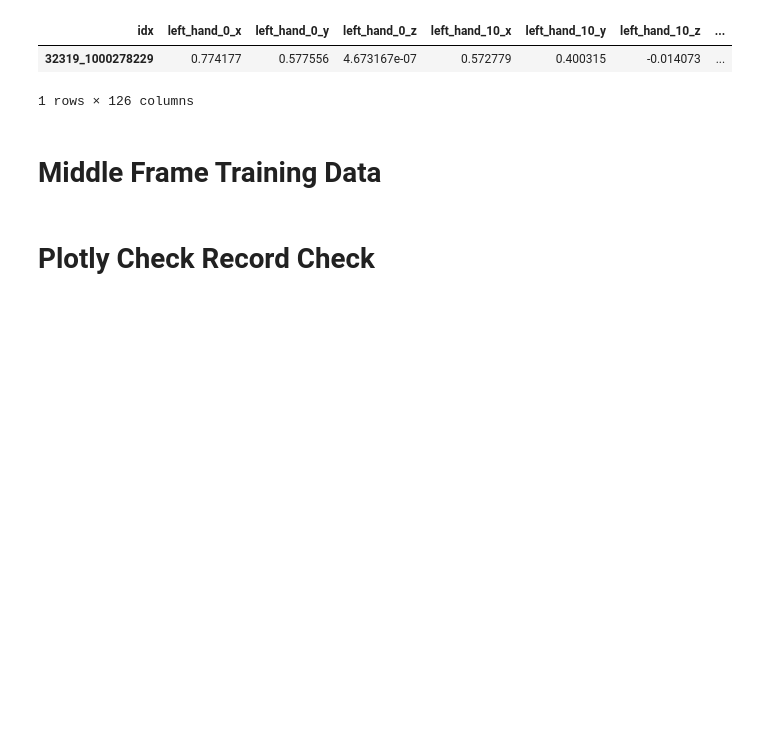
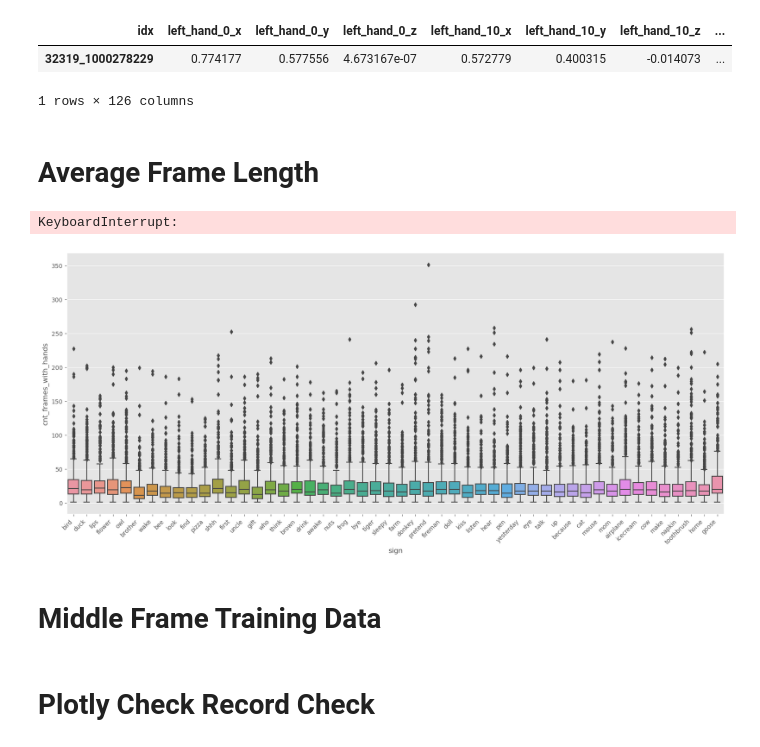
Before and after one commit to brendanfitz/kaggle, a Jupyter notebook: asl-signs/asl-signs.ipynb, the cells around one changed output. Cells and saved outputs as stored; diff of their text form; code cells hidden in the pictures; blank space fills up the shorter version.

Commit message:
Create asl-sign-eda notebook

```diff
--- a/asl-signs/asl-signs.ipynb
+++ b/asl-signs/asl-signs.ipynb
@@ -132,3 +132,34 @@ record
 | idx | left_hand_0_x | left_hand_0_y | left_hand_0_z | left_hand_10_x | left_hand_10_y | left_hand_10_z | ... |
 | 32319_1000278229 | 0.774177 | 0.577556 | 4.673167e-07 | 0.572779 | 0.400315 | -0.014073 | ... |
 1 rows × 126 columns
+# %% [markdown]
+# Average Frame Length
+# %%
+COORD_COLS = ['x', 'y', 'z']
+
+# idx, row = next(iter(train.iterrows()))
+for i in tqdm(range(len(train))):
+    row = train.iloc[i]
+    row_id = str(row['participant_id']) + '_' + str(row['sequence_id'])
+
+    pq_path = path / row['path']
+    row_landmarks = pd.read_parquet(pq_path)
+
+    type_mask = row_landmarks.type.isin(['left_hand', 'right_hand'])
+    record = (row_landmarks.loc[type_mask, ]
+        .set_index(['frame', 'type', 'landmark_index'])
+        .loc[:, COORD_COLS]
+        .melt(ignore_index=False)
+        .reset_index()
+        .assign(idx=lambda x: x.type + '_' + x.landmark_index.astype(str) + '_' + x.variable)
+        .set_index(['frame', 'idx'])
+        .drop(['type', 'landmark_index', 'variable'], axis=1)
+        .unstack('idx')
+        .xs('value', axis=1)
+    )
+
+    mask = ~record.isna().all(axis=1)
+    record = record.loc[mask, ]
+    train.loc[row_id, 'cnt_frames_with_hands'] = len(record)
+# %% [output]
+KeyboardInterrupt:
@@ -135,3 +168,17 @@ record
+# %%
+signs = train.sign.value_counts().reset_index()
+
+sign_subset = signs.iloc[0:0+50]['index'].tolist()
+
+data = train.loc[train.sign.isin(sign_subset), :]
+
+fig, ax = plt.subplots(figsize=(20, 8))
+sns.boxplot(data=data, x='sign', y='cnt_frames_with_hands', ax=ax)
+ax.set_xticks(ax.get_xticks(), ax.get_xticklabels(), rotation=45, ha='right')
+
+plt.show()
+# %% [output]
+[figure, added]
 # %% [markdown]
 # Middle Frame Training Data
 # %%
```
Also changed, not shown: parts of 20 cells of this notebook, 1 other file.
